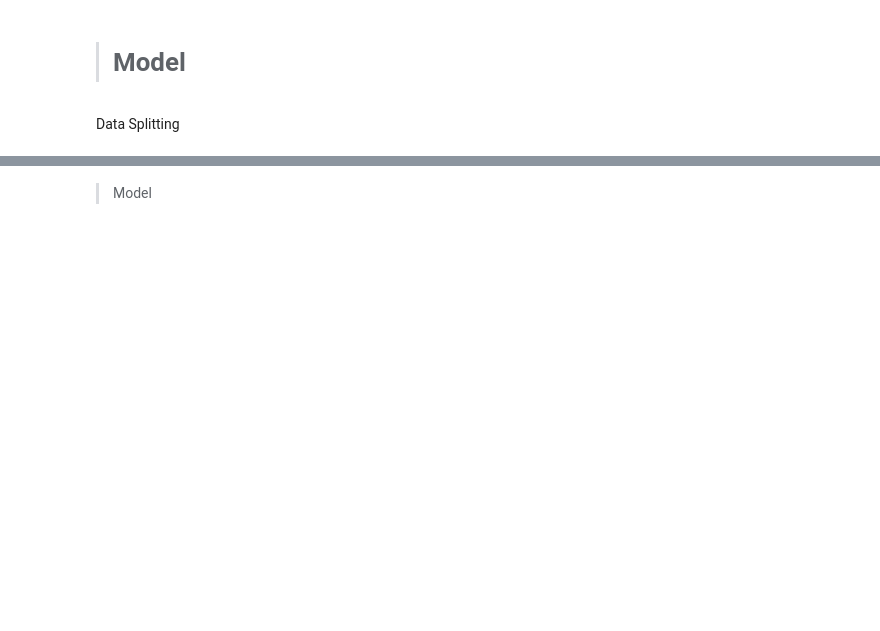
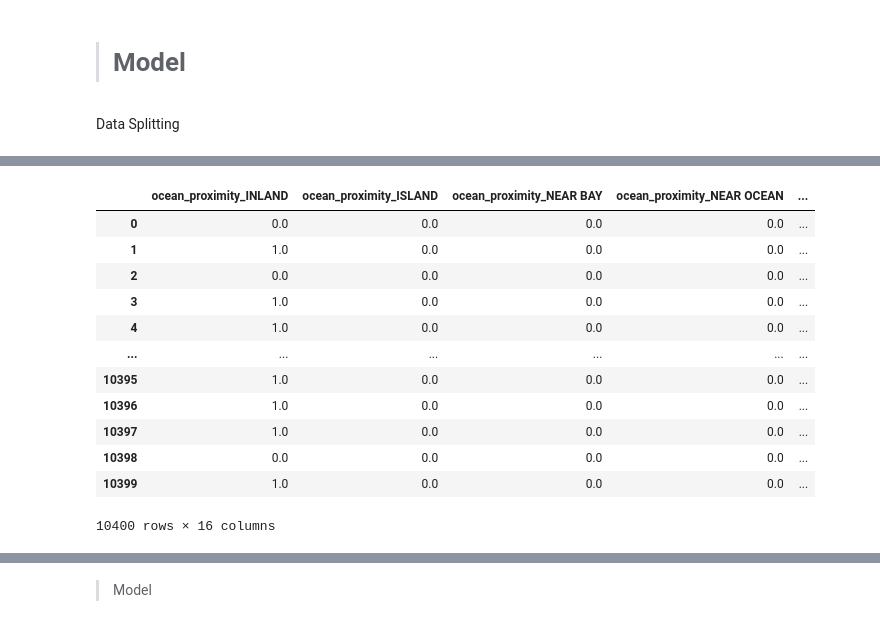
Before and after one commit to giansrt/Capstone-3, a Jupyter notebook: main.ipynb, the cells around one changed output, grey strips where cells are left out. Saved outputs shown, nothing was run; the diff lists cells and outputs as text; code cells hidden in the pictures; blank space fills up the shorter version.

```diff
--- a/main.ipynb
+++ b/main.ipynb
@@ -343,0 +412,4 @@ numeric_features = X.select_dtypes(include=['int64', 'float64']).columns.tolist(
+# %%
+# Define categorical features and categories
+categorical_features = ['ocean_proximity', 'cluster']
+categories = [X_train[col].unique().tolist() for col in categorical_features]
@@ -440,0 +457,24 @@ X_train_preprocessed
+# %%
+# Convert the transformed data to a DataFrame for easier analysis
+transformed_feature_names = (
+    transformer.named_transformers_['onehot']
+    .get_feature_names_out(categorical_features)
+    .tolist() + numeric_features
+)
+
+X_train_transformed_df = pd.DataFrame(X_train_transformed, columns=transformed_feature_names)
+X_train_transformed_df
+# %% [output]
+|  | ocean_proximity_INLAND | ocean_proximity_ISLAND | ocean_proximity_NEAR BAY | ocean_proximity_NEAR OCEAN | ... |
+| 0 | 0.0 | 0.0 | 0.0 | 0.0 | ... |
+| 1 | 1.0 | 0.0 | 0.0 | 0.0 | ... |
+| 2 | 0.0 | 0.0 | 0.0 | 0.0 | ... |
+| 3 | 1.0 | 0.0 | 0.0 | 0.0 | ... |
+| 4 | 1.0 | 0.0 | 0.0 | 0.0 | ... |
+| ... | ... | ... | ... | ... | ... |
+| 10395 | 1.0 | 0.0 | 0.0 | 0.0 | ... |
+| 10396 | 1.0 | 0.0 | 0.0 | 0.0 | ... |
+| 10397 | 1.0 | 0.0 | 0.0 | 0.0 | ... |
+| 10398 | 0.0 | 0.0 | 0.0 | 0.0 | ... |
+| 10399 | 1.0 | 0.0 | 0.0 | 0.0 | ... |
+10400 rows × 16 columns
```
Also changed, not shown: parts of 97 cells of this notebook, 10 other files.
